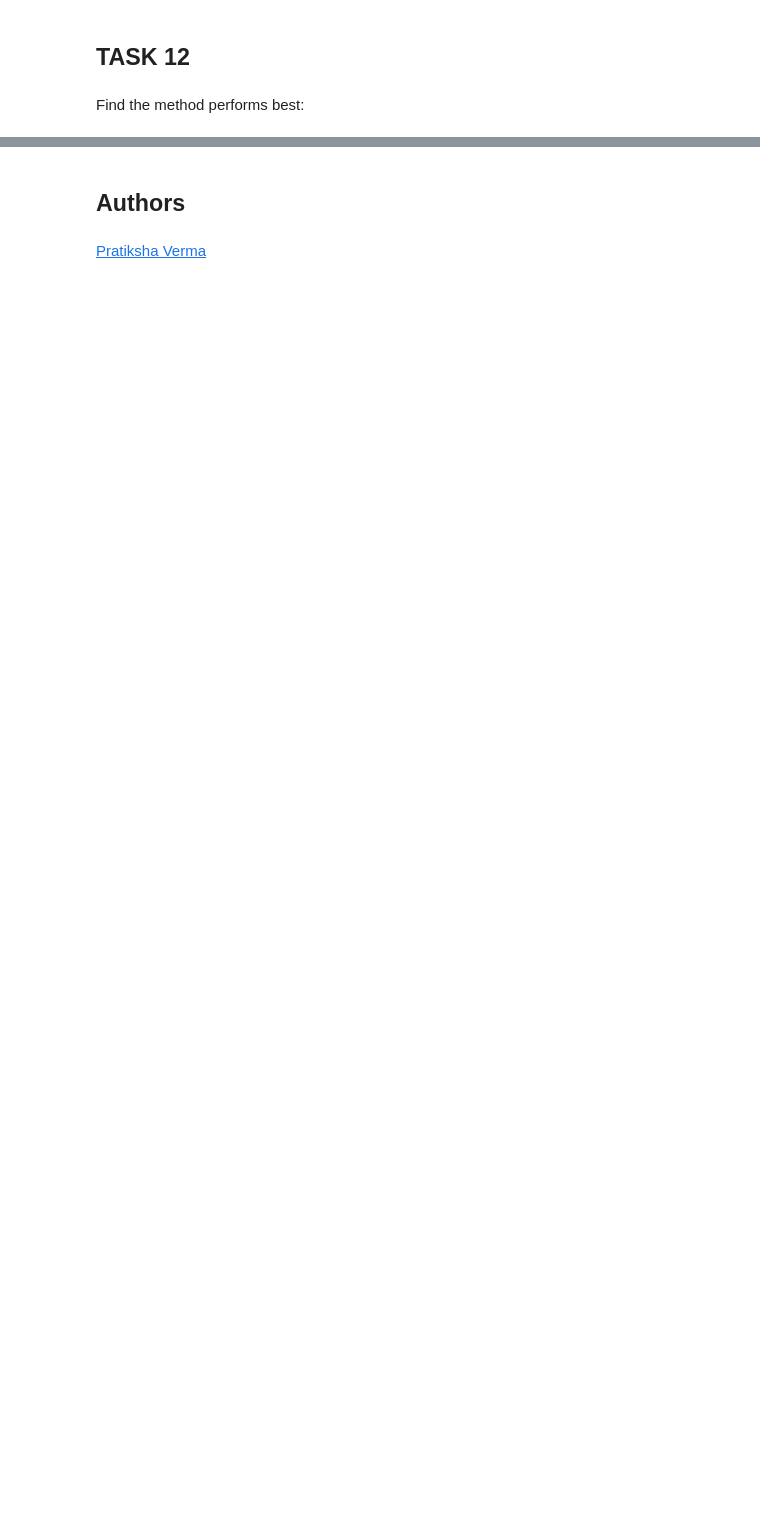
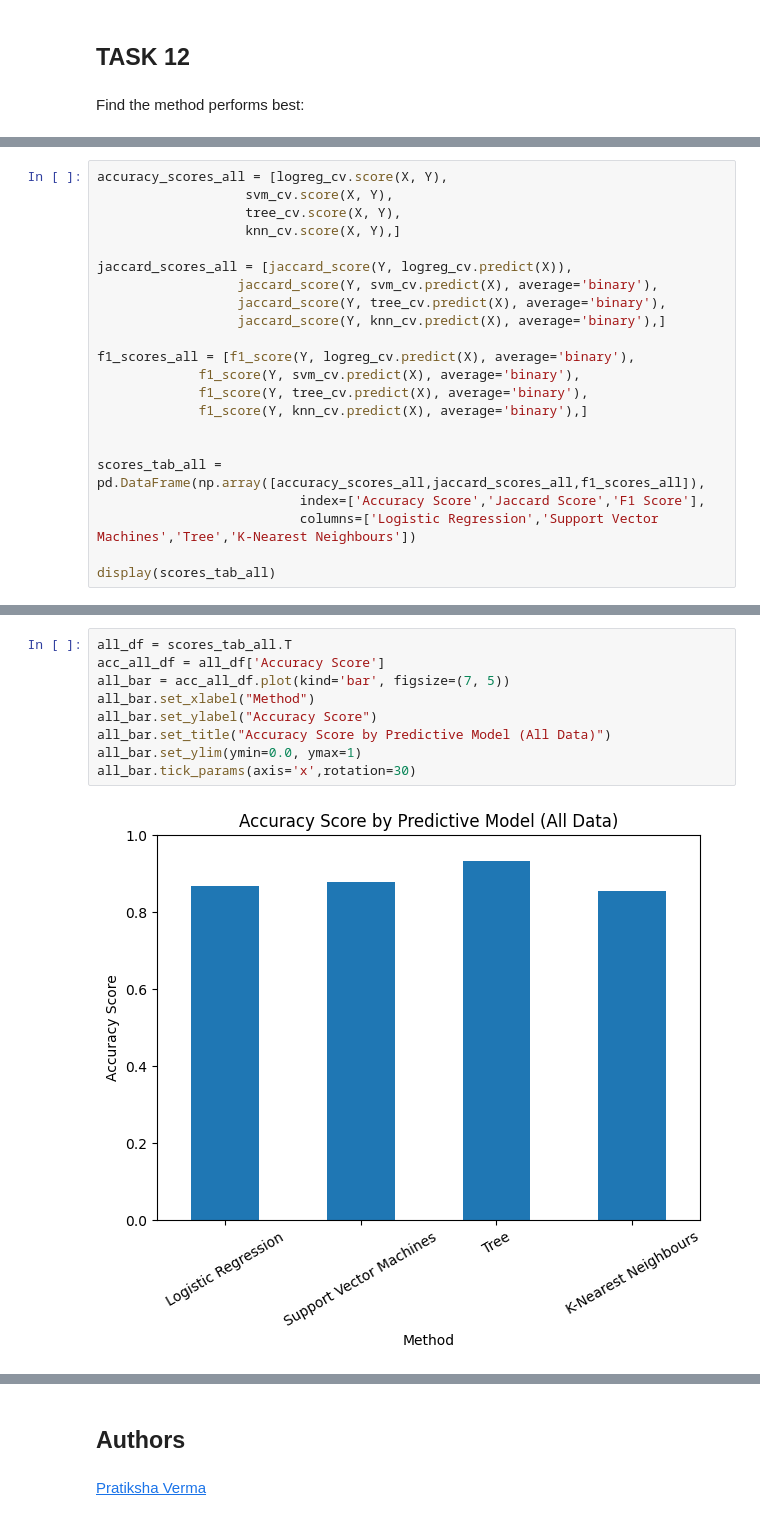
Before and after one commit to anjaliyas/Applied-Data-Science-Capstone, a Jupyter notebook: jupyter-labs-spacex-machine-learning-prediction.ipynb, the cells around one changed output, grey strips where cells are left out. Drawn from its saved outputs; the diff is of its cells as text; blank space fills up the shorter version.

```diff
--- a/jupyter-labs-spacex-machine-learning-prediction.ipynb
+++ b/jupyter-labs-spacex-machine-learning-prediction.ipynb
@@ -341,0 +370,22 @@ Logistic Regression, SVM and K-Nearest Neighbours work best
+# %%
+accuracy_scores_all = [logreg_cv.score(X, Y),
+                   svm_cv.score(X, Y),
+                   tree_cv.score(X, Y),
+                   knn_cv.score(X, Y),]
+
+jaccard_scores_all = [jaccard_score(Y, logreg_cv.predict(X)),
+                  jaccard_score(Y, svm_cv.predict(X), average='binary'),
+                  jaccard_score(Y, tree_cv.predict(X), average='binary'),
+                  jaccard_score(Y, knn_cv.predict(X), average='binary'),]
+
+f1_scores_all = [f1_score(Y, logreg_cv.predict(X), average='binary'),
+             f1_score(Y, svm_cv.predict(X), average='binary'),
+             f1_score(Y, tree_cv.predict(X), average='binary'),
+             f1_score(Y, knn_cv.predict(X), average='binary'),]
+
+
+scores_tab_all = pd.DataFrame(np.array([accuracy_scores_all,jaccard_scores_all,f1_scores_all]),
+                          index=['Accuracy Score','Jaccard Score','F1 Score'],
+                          columns=['Logistic Regression','Support Vector Machines','Tree','K-Nearest Neighbours'])
+
+display(scores_tab_all)
@@ -341,0 +447,11 @@ Logistic Regression, SVM and K-Nearest Neighbours work best
+# %%
+all_df = scores_tab_all.T
+acc_all_df = all_df['Accuracy Score']
+all_bar = acc_all_df.plot(kind='bar', figsize=(7, 5))
+all_bar.set_xlabel("Method")
+all_bar.set_ylabel("Accuracy Score")
+all_bar.set_title("Accuracy Score by Predictive Model (All Data)")
+all_bar.set_ylim(ymin=0.0, ymax=1)
+all_bar.tick_params(axis='x',rotation=30)
+# %% [output]
+[figure, added]
```
Also changed, not shown: parts of 26 cells of this notebook.
